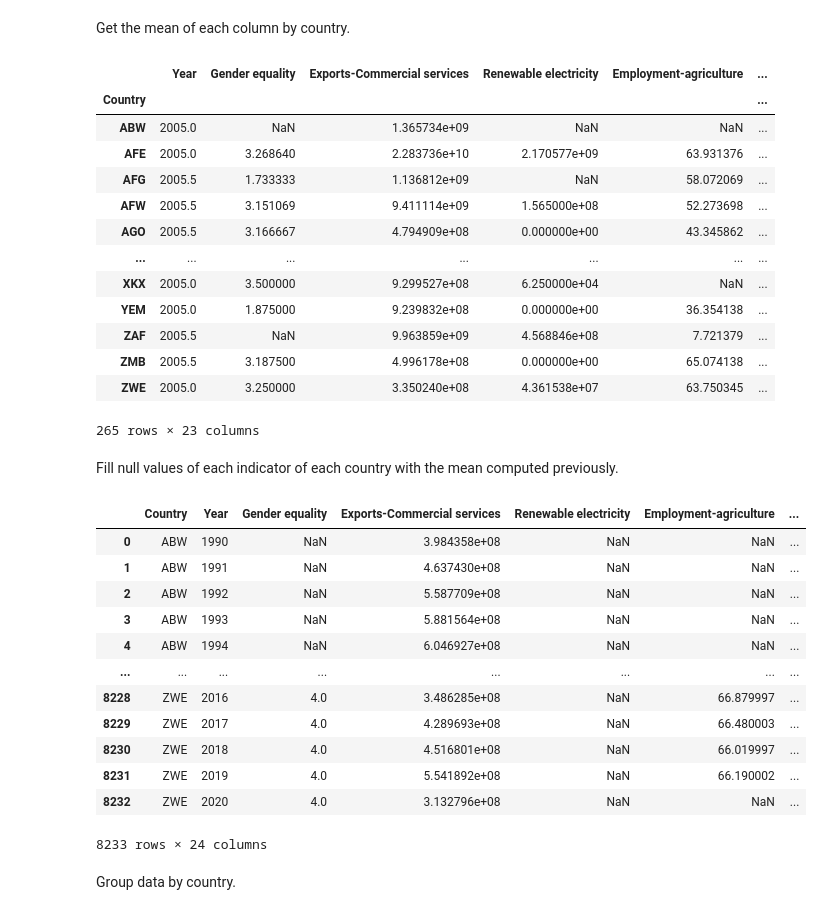
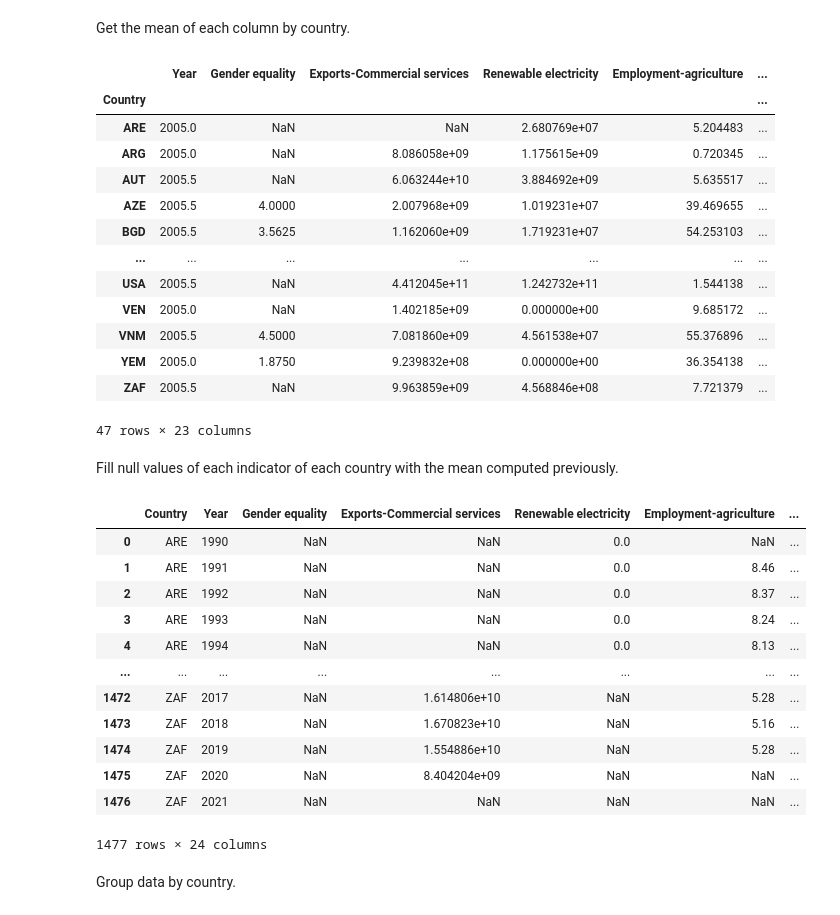
Before and after one commit to devonfw-forge/python-data-driven-decisions, a Jupyter notebook: CopyMaria Data-integration.ipynb, the cells around one changed output. Cells and saved outputs as stored; diff of their text form; code cells hidden in the pictures.

Commit message:
Mean and outlier

```diff
--- a/CopyMaria Data-integration.ipynb
+++ b/CopyMaria Data-integration.ipynb
@@ -157,0 +95,6 @@ df3
+# %%
+indicators_list=['GDP (current US$)','Literacy rate, adult total (% of people ages 15 and above)', 'Government expenditure on education, total (% of government expenditure)','Net migration','Commercial service exports (current US$)','Exports of goods and services (current US$)','Taxes on international trade (current LCU)','Fertility rate, total (births per woman)','People using at least basic sanitation services (% of population)','Employment in agriculture (% of total employment) (modeled ILO estimate)','Employment in services (% of total employment) (modeled ILO estimate)','Employment in industry (% of total employment) (modeled ILO estimate)','Electricity production from renewable sources, excluding hydroelectric (kWh)','Number of infant deaths','Number of infant deaths','Foreign direct investment, net (BoP, current US$)','Mortality rate attributed to household and ambient air pollution, age-standardized (per 100,000 population)','Total alcohol consumption per capita (liters of pure alcohol, projected estimates, 15+ years of age)','Research and development expenditure (% of GDP)','Labor force with advanced education (% of total working-age population with advanced education)','Suicide mortality rate (per 100,000 population)','CPIA gender equality rating (1=low to 6=high)','Share of youth not in education, employment or training, total (% of youth population)','Government expenditure on education, total (% of government expenditure)']
+# %%
+df4=df3.loc[df3['Indicator Name'].isin(indicators_list)]
+pd.set_option('display.max_rows', 10)
+df4
@@ -158,5 +115,5 @@ df3
 # %%
-df4=df3.set_index(["Country Code", "Date"]).pivot(columns="Indicator Name", values="Value").reset_index()
-df4
+df5=df4.set_index(["Country Code", "Date"]).pivot(columns="Indicator Name", values="Value").reset_index()
+df5
 # %% [output]
 | Indicator Name | Country Code | Date | CPIA gender equality rating (1=lo... | Commercial service exports (curre... | Electricity production from renew... | ... |
@@ -195,2 +174,2 @@ list(df4)
 # %%
-df4.columns=['Country','Year','Gender equality','Exports-Commercial services','Renewable electricity','Employment-agriculture','Employment-industry','Employment-services','Exports-G&S','Fertility rate','Foreign investment','GDP','Education GExp','Workers high education','Literacy rate','Mortality-pollution','Net migration','Mortality-infants','Health services use','R&D GExp','Ninis','Suicide','International taxes','Alcohol per capita']
+df5.columns=['Country','Year','Gender equality','Exports-Commercial services','Renewable electricity','Employment-agriculture','Employment-industry','Employment-services','Exports-G&S','Fertility rate','Foreign investment','GDP','Education GExp','Workers high education','Literacy rate','Mortality-pollution','Net migration','Mortality-infants','Health services use','R&D GExp','Ninis','Suicide','International taxes','Alcohol per capita']
@@ -214,41 +193,41 @@ df4
 # %% [markdown]
 Get the mean of each column by country.
 # %%
-mean_value=df4.groupby('Country').mean()
+mean_value=df5.groupby('Country').mean()
 mean_value
 # %% [output]
 |  | Year | Gender equality | Exports-Commercial services | Renewable electricity | Employment-agriculture | ... |
 | Country |  |  |  |  |  | ... |
-| ABW | 2005.0 | NaN | 1.365734e+09 | NaN | NaN | ... |
-| AFE | 2005.0 | 3.268640 | 2.283736e+10 | 2.170577e+09 | 63.931376 | ... |
-| AFG | 2005.5 | 1.733333 | 1.136812e+09 | NaN | 58.072069 | ... |
-| AFW | 2005.5 | 3.151069 | 9.411114e+09 | 1.565000e+08 | 52.273698 | ... |
-| AGO | 2005.5 | 3.166667 | 4.794909e+08 | 0.000000e+00 | 43.345862 | ... |
+| ARE | 2005.0 | NaN | NaN | 2.680769e+07 | 5.204483 | ... |
+| ARG | 2005.0 | NaN | 8.086058e+09 | 1.175615e+09 | 0.720345 | ... |
+| AUT | 2005.5 | NaN | 6.063244e+10 | 3.884692e+09 | 5.635517 | ... |
+| AZE | 2005.5 | 4.0000 | 2.007968e+09 | 1.019231e+07 | 39.469655 | ... |
+| BGD | 2005.5 | 3.5625 | 1.162060e+09 | 1.719231e+07 | 54.253103 | ... |
 | ... | ... | ... | ... | ... | ... | ... |
-| XKX | 2005.0 | 3.500000 | 9.299527e+08 | 6.250000e+04 | NaN | ... |
-| YEM | 2005.0 | 1.875000 | 9.239832e+08 | 0.000000e+00 | 36.354138 | ... |
+| USA | 2005.5 | NaN | 4.412045e+11 | 1.242732e+11 | 1.544138 | ... |
+| VEN | 2005.0 | NaN | 1.402185e+09 | 0.000000e+00 | 9.685172 | ... |
+| VNM | 2005.5 | 4.5000 | 7.081860e+09 | 4.561538e+07 | 55.376896 | ... |
+| YEM | 2005.0 | 1.8750 | 9.239832e+08 | 0.000000e+00 | 36.354138 | ... |
 | ZAF | 2005.5 | NaN | 9.963859e+09 | 4.568846e+08 | 7.721379 | ... |
-| ZMB | 2005.5 | 3.187500 | 4.996178e+08 | 0.000000e+00 | 65.074138 | ... |
-| ZWE | 2005.0 | 3.250000 | 3.350240e+08 | 4.361538e+07 | 63.750345 | ... |
-265 rows × 23 columns
+47 rows × 23 columns
 # %% [markdown]
 Fill null values of each indicator of each country with the mean computed previously.
 # %%
-df4.fillna(value=mean_value)
+df5.fillna(value=mean_value)
 # %% [output]
 |  | Country | Year | Gender equality | Exports-Commercial services | Renewable electricity | Employment-agriculture | ... |
-| 0 | ABW | 1990 | NaN | 3.984358e+08 | NaN | NaN | ... |
-| 1 | ABW | 1991 | NaN | 4.637430e+08 | NaN | NaN | ... |
-| 2 | ABW | 1992 | NaN | 5.587709e+08 | NaN | NaN | ... |
-| 3 | ABW | 1993 | NaN | 5.881564e+08 | NaN | NaN | ... |
-| 4 | ABW | 1994 | NaN | 6.046927e+08 | NaN | NaN | ... |
+| 0 | ARE | 1990 | NaN | NaN | 0.0 | NaN | ... |
+| 1 | ARE | 1991 | NaN | NaN | 0.0 | 8.46 | ... |
+| 2 | ARE | 1992 | NaN | NaN | 0.0 | 8.37 | ... |
+| 3 | ARE | 1993 | NaN | NaN | 0.0 | 8.24 | ... |
+| 4 | ARE | 1994 | NaN | NaN | 0.0 | 8.13 | ... |
 | ... | ... | ... | ... | ... | ... | ... | ... |
-| 8228 | ZWE | 2016 | 4.0 | 3.486285e+08 | NaN | 66.879997 | ... |
-| 8229 | ZWE | 2017 | 4.0 | 4.289693e+08 | NaN | 66.480003 | ... |
-| 8230 | ZWE | 2018 | 4.0 | 4.516801e+08 | NaN | 66.019997 | ... |
-| 8231 | ZWE | 2019 | 4.0 | 5.541892e+08 | NaN | 66.190002 | ... |
-| 8232 | ZWE | 2020 | 4.0 | 3.132796e+08 | NaN | NaN | ... |
+| 1472 | ZAF | 2017 | NaN | 1.614806e+10 | NaN | 5.28 | ... |
+| 1473 | ZAF | 2018 | NaN | 1.670823e+10 | NaN | 5.16 | ... |
+| 1474 | ZAF | 2019 | NaN | 1.554886e+10 | NaN | 5.28 | ... |
+| 1475 | ZAF | 2020 | NaN | 8.404204e+09 | NaN | NaN | ... |
+| 1476 | ZAF | 2021 | NaN | NaN | NaN | NaN | ... |
-8233 rows × 24 columns
+1477 rows × 24 columns
 # %% [markdown]
 Group data by country.
 # %%
```
Also changed, not shown: parts of 18 cells of this notebook.
